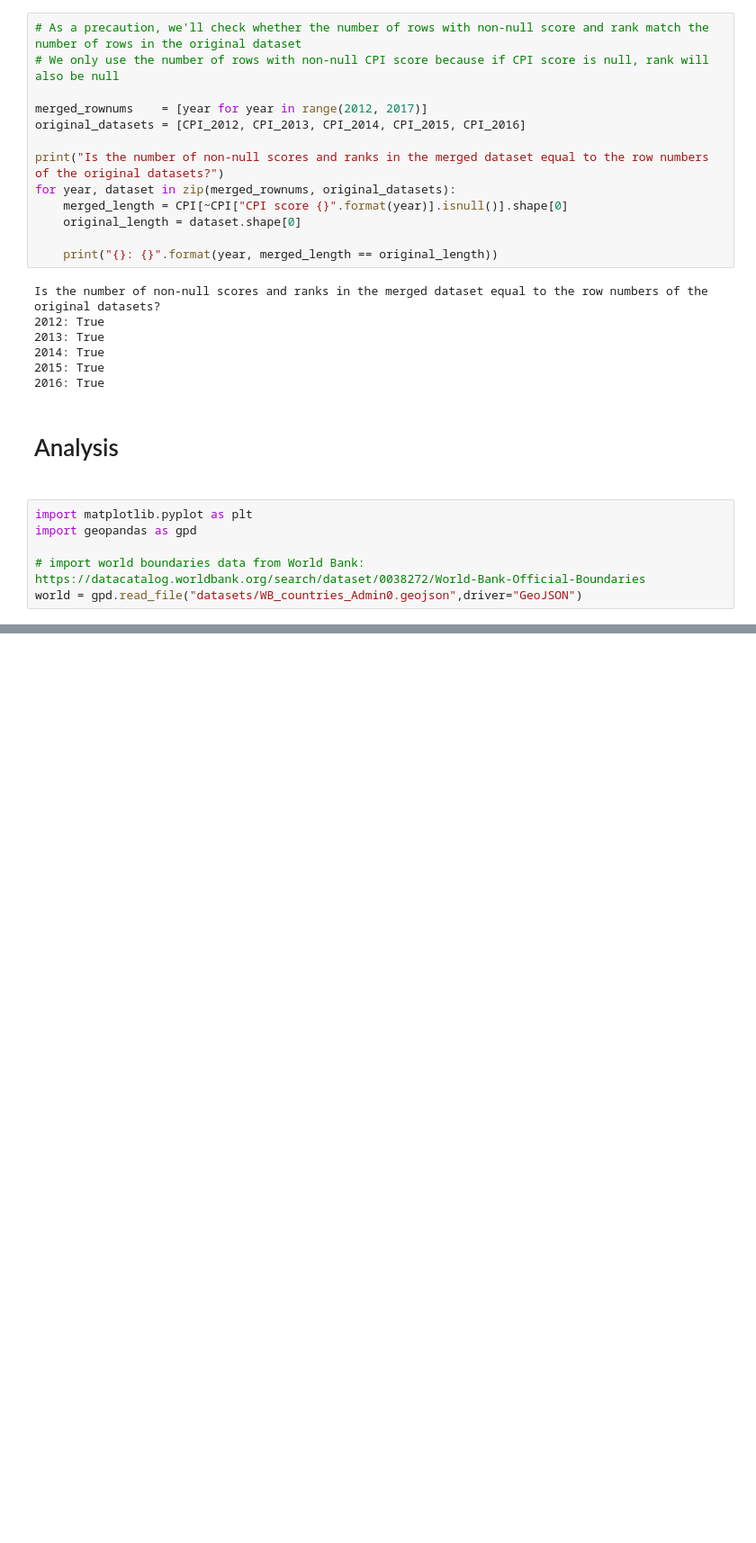
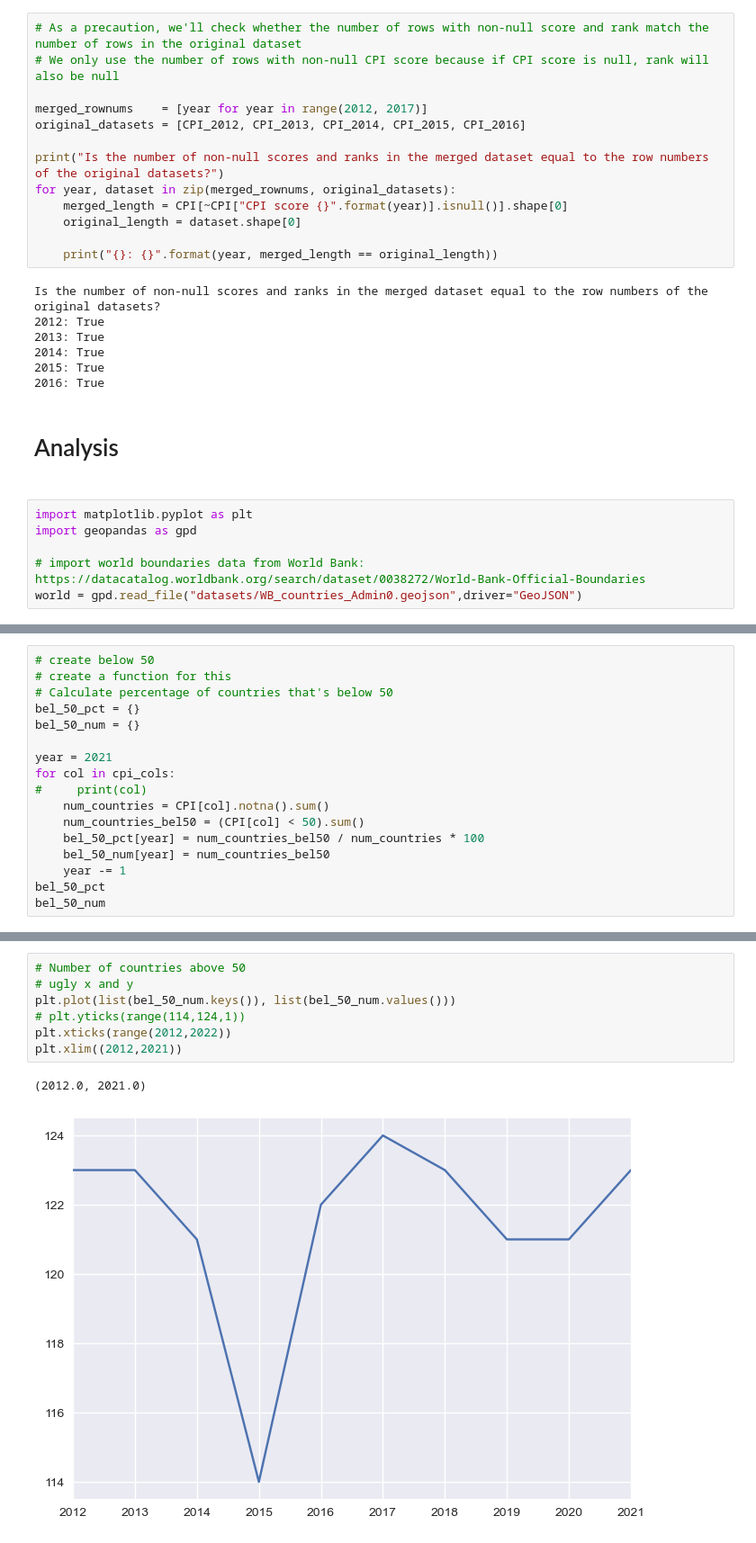
Before and after one commit to wanzulfikri/cpi_analysis, a Jupyter notebook: CPI 2012-2021.ipynb, the cells around one changed output, grey strips where cells are left out. Shown at 90% size. Drawn from its saved outputs; the diff is of its cells as text; blank space fills up the shorter version.

```diff
--- a/CPI 2012-2021.ipynb
+++ b/CPI 2012-2021.ipynb
@@ -855,0 +903,17 @@ plt.xlim(2012,2021)
+# %%
+# create below 50
+# create a function for this
+# Calculate percentage of countries that's below 50
+bel_50_pct = {}
+bel_50_num = {}
+
+year = 2021
+for col in cpi_cols:
+#     print(col)
+    num_countries = CPI[col].notna().sum()
+    num_countries_bel50 = (CPI[col] < 50).sum()
+    bel_50_pct[year] = num_countries_bel50 / num_countries * 100
+    bel_50_num[year] = num_countries_bel50
+    year -= 1
+bel_50_pct
+bel_50_num
@@ -855,0 +931,10 @@ plt.xlim(2012,2021)
+# %%
+# Number of countries above 50
+# ugly x and y
+plt.plot(list(bel_50_num.keys()), list(bel_50_num.values()))
+# plt.yticks(range(114,124,1))
+plt.xticks(range(2012,2022))
+plt.xlim((2012,2021))
+# %% [output]
+(2012.0, 2021.0)
+[figure, added]
```
Also changed, not shown: parts of 39 cells of this notebook.
